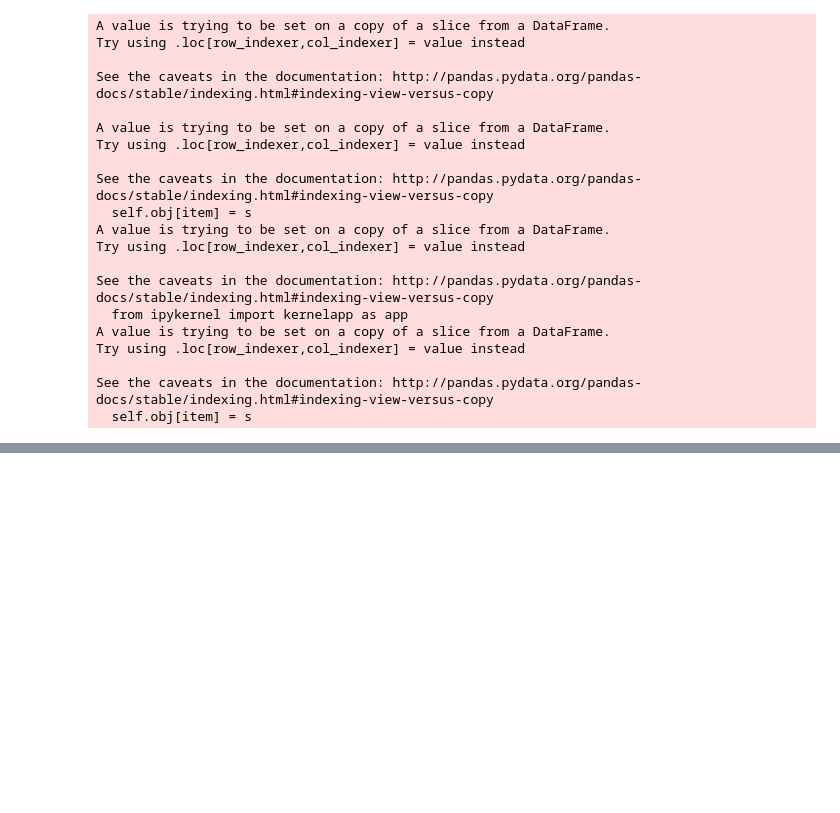
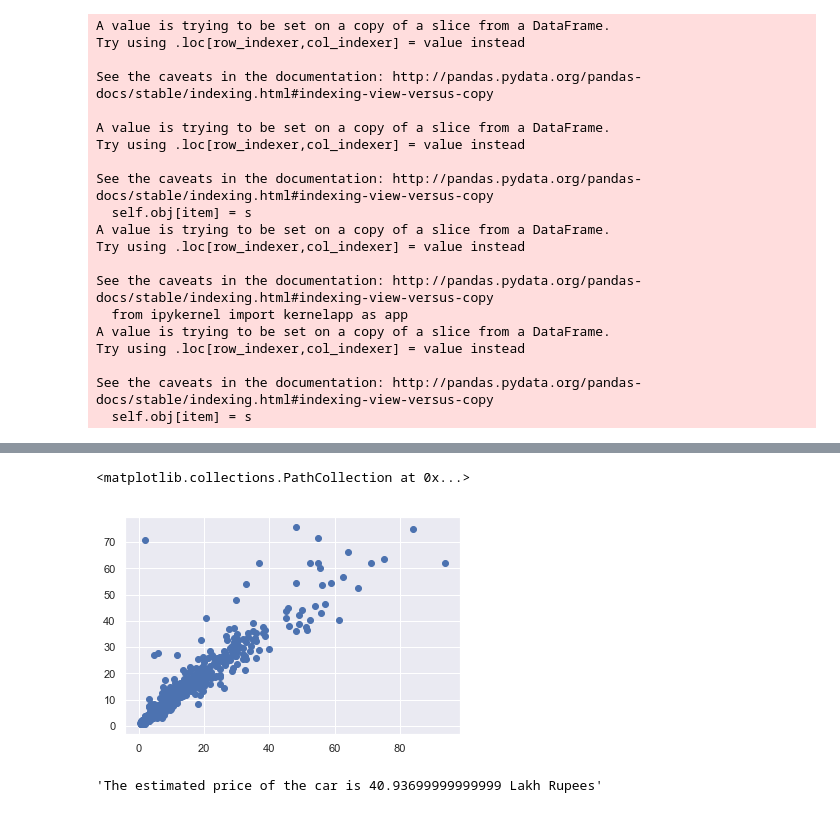
Before and after one commit to dayvheed/Car-Prices-, a Jupyter notebook: Car pricing.ipynb, the cells around one changed output, grey strips where cells are left out. Saved outputs shown, nothing was run; the diff lists cells and outputs as text; code cells hidden in the pictures; blank space fills up the shorter version.

```diff
--- a/Car pricing.ipynb
+++ b/Car pricing.ipynb
@@ -312,0 +348,5 @@ pickle.dump(model_search, open('model_final.plk', 'wb'))
+# %%
+plt.scatter(y_test, y_pred)
+# %% [output]
+<matplotlib.collections.PathCollection at 0x...>
+[figure, added]
@@ -312,0 +378,4 @@ pickle.dump(model_search, open('model_final.plk', 'wb'))
+# %%
+predict_price('audi', 10, 100000, 'Petrol', 'Automatic', 'First', 30, 50, 7)
+# %% [output]
+'The estimated price of the car is 40.93699999999999 Lakh Rupees'
```
Also changed, not shown: parts of 18 cells of this notebook, 11 other files.
